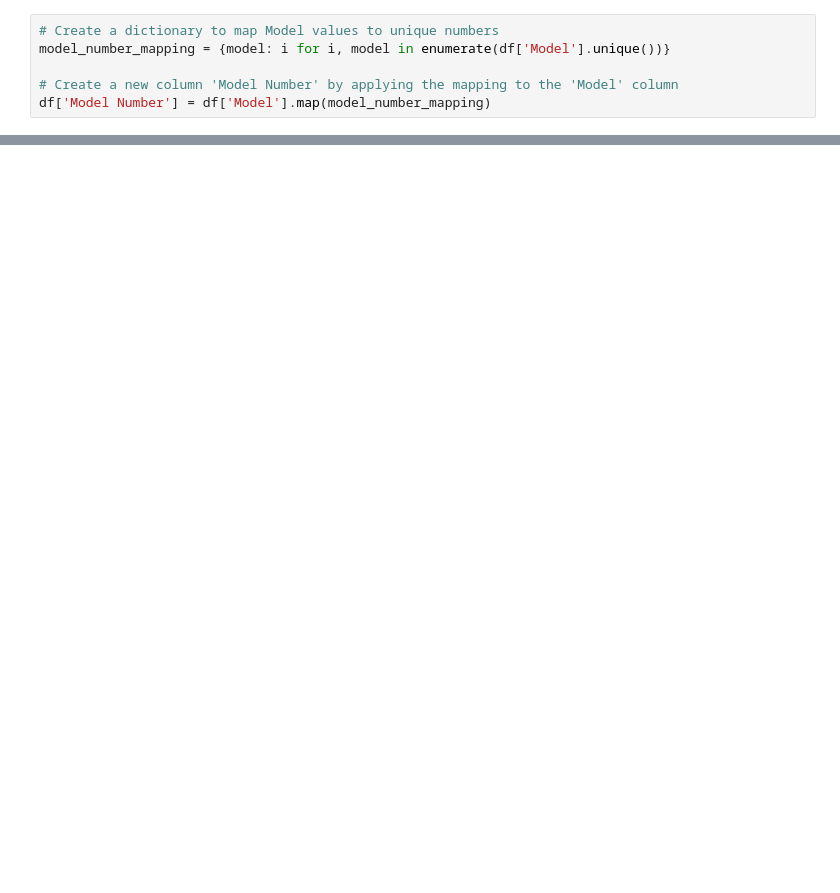
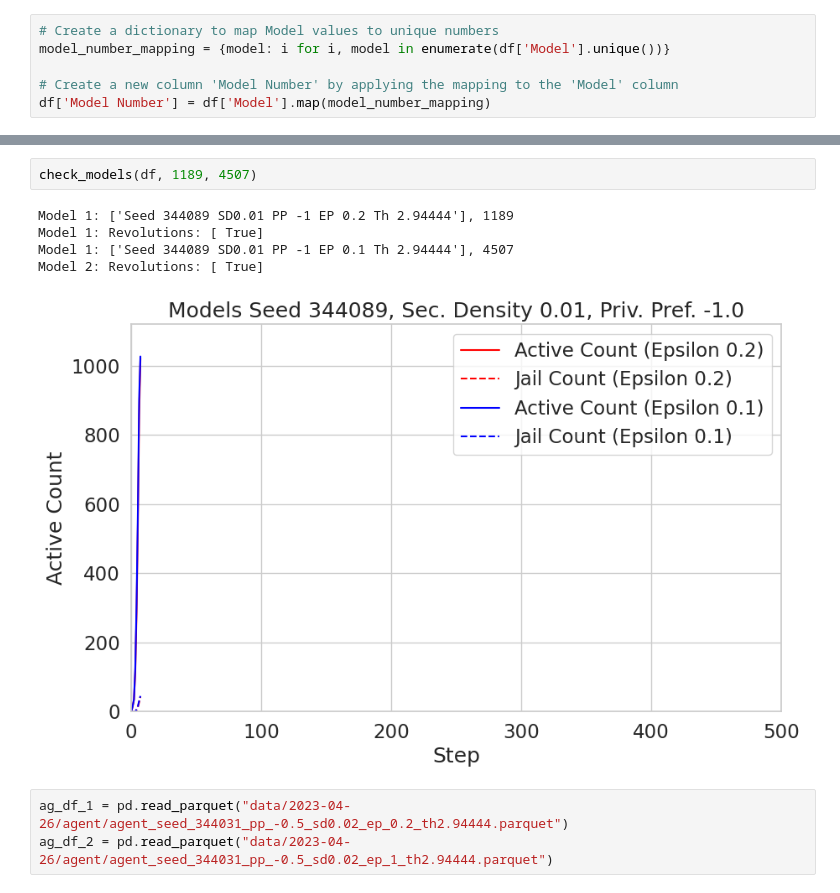
Before and after one commit to JoeHelbing/cascade, a Jupyter notebook: model_analysis/agent_level.ipynb, the cells around one changed output, grey strips where cells are left out. Saved outputs shown, nothing was run; the diff lists cells and outputs as text; blank space fills up the shorter version.

```diff
--- a/model_analysis/agent_level.ipynb
+++ b/model_analysis/agent_level.ipynb
@@ -152,0 +229,11 @@ def check_models(df, model1, model2):
+# %%
+check_models(df, 1189, 4507)
+# %% [output]
+Model 1: ['Seed 344089 SD0.01 PP -1 EP 0.2 Th 2.94444'], 1189
+Model 1: Revolutions: [ True]
+Model 1: ['Seed 344089 SD0.01 PP -1 EP 0.1 Th 2.94444'], 4507
+Model 2: Revolutions: [ True]
+[figure, added]
+# %%
+ag_df_1 = pd.read_parquet("data/2023-04-26/agent/agent_seed_344031_pp_-0.5_sd0.02_ep_0.2_th2.94444.parquet")
+ag_df_2 = pd.read_parquet("data/2023-04-26/agent/agent_seed_344031_pp_-0.5_sd0.02_ep_1_th2.94444.parquet")
```
Also changed, not shown: parts of 19 cells of this notebook.
